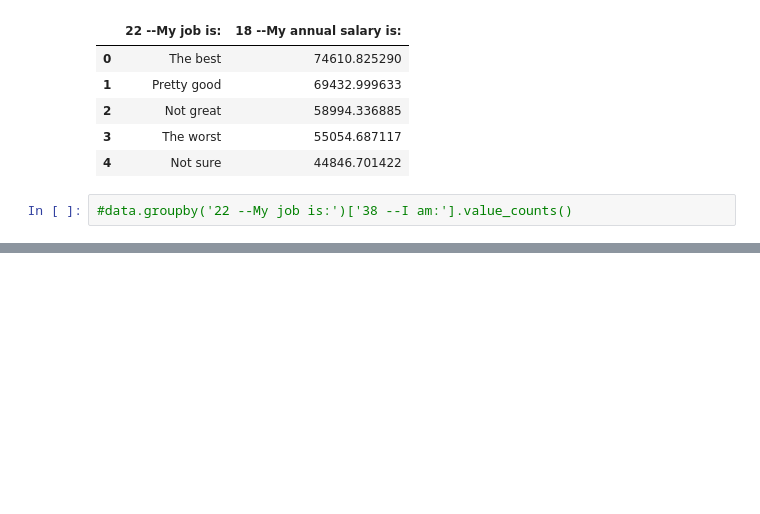
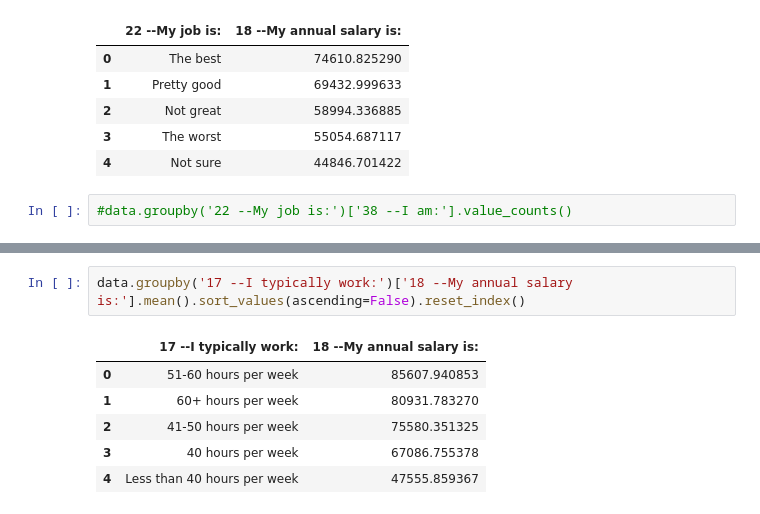
Before and after one commit to helloeujin/python, a Jupyter notebook: design.ipynb, the cells around one changed output, grey strips where cells are left out. Saved outputs shown, nothing was run; the diff lists cells and outputs as text; blank space fills up the shorter version.

Commit message:
update working hour

```diff
--- a/design.ipynb
+++ b/design.ipynb
@@ -390,0 +404,9 @@ data.groupby('22 --My job is:')['18 --My annual salary is:'].mean().sort_values(
+# %%
+data.groupby('17 --I typically work:')['18 --My annual salary is:'].mean().sort_values(ascending=False).reset_index()
+# %% [output]
+|  | 17 --I typically work: | 18 --My annual salary is: |
+| 0 | 51-60 hours per week | 85607.940853 |
+| 1 | 60+ hours per week | 80931.783270 |
+| 2 | 41-50 hours per week | 75580.351325 |
+| 3 | 40 hours per week | 67086.755378 |
+| 4 | Less than 40 hours per week | 47555.859367 |
```
Also changed, not shown: parts of 4 cells of this notebook.
